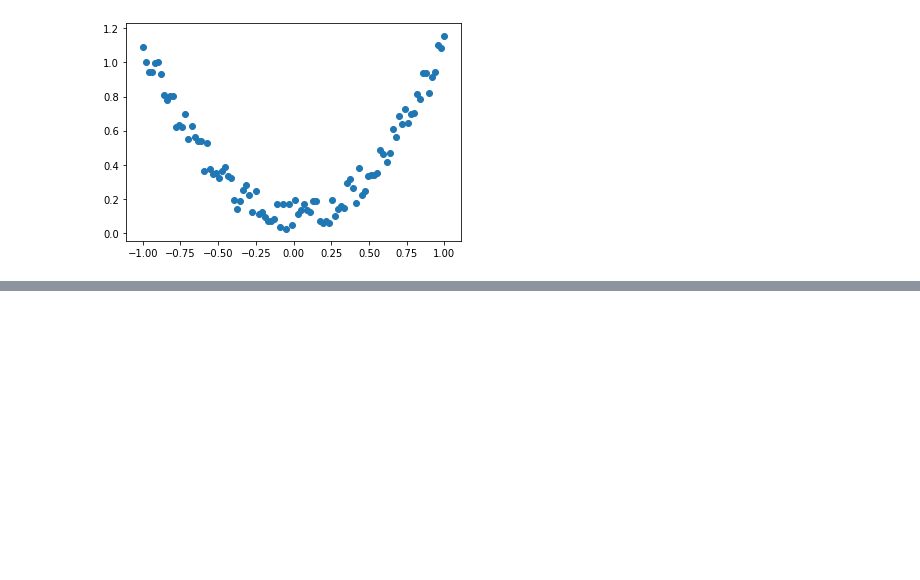
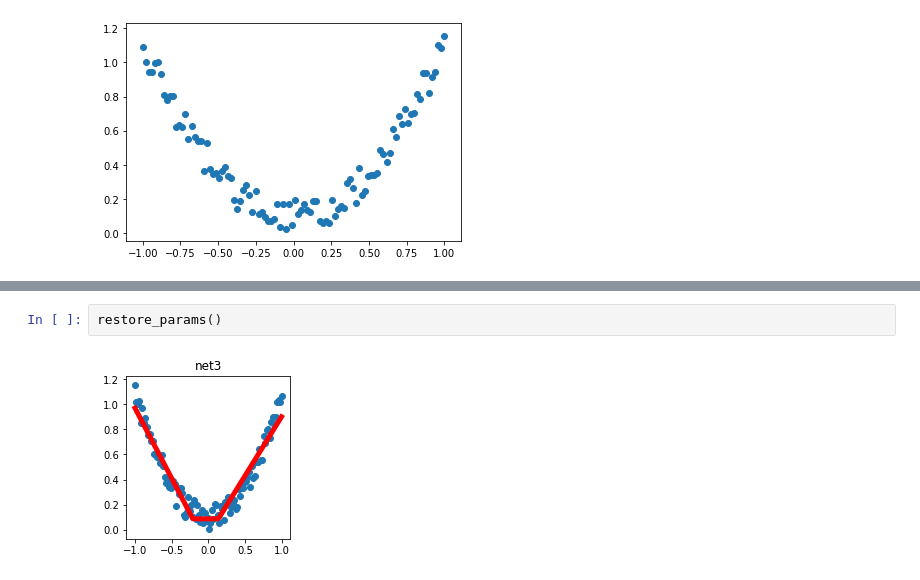
Before and after one commit to sssEos/PyTorch, a Jupyter notebook: pytorch.ipynb, the cells around one changed output, grey strips where cells are left out. Cells and saved outputs as stored; diff of their text form; blank space fills up the shorter version.

```diff
--- a/pytorch.ipynb
+++ b/pytorch.ipynb
@@ -263,0 +385,4 @@ plt.show()
+# %%
+restore_params()
+# %% [output]
+[figure, added]
```
Also changed, not shown: parts of 48 cells of this notebook.
